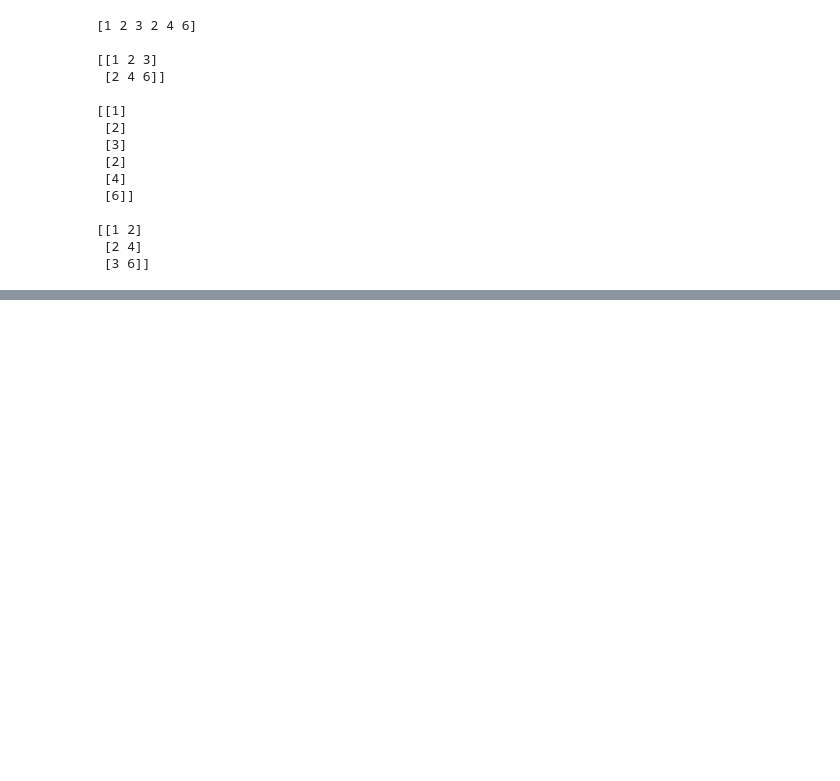
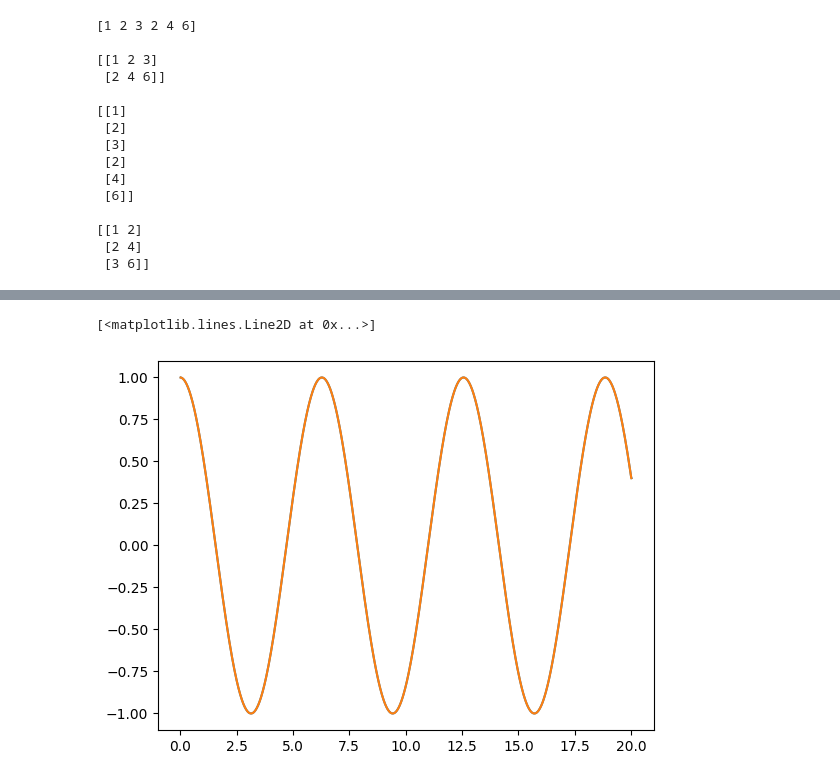
Before and after one commit to ftavella/pisces, a Jupyter notebook: nbs/01_data_sets.ipynb, the cells around one changed output, grey strips where cells are left out. Cells and saved outputs as stored; diff of their text form; code cells hidden in the pictures; blank space fills up the shorter version.

```diff
--- a/nbs/01_data_sets.ipynb
+++ b/nbs/01_data_sets.ipynb
@@ -489,3 +836,9 @@ assert data_set.get_feature_data("accelerometer", "1").shape == (1 + int((psg_ma
+# %%
+plt.plot(df_r['timestamp'], df_r['cos_y'], label='Resampled')
+plt.plot(df['timestamp'], df['cos_y'], label='Original')
+# %% [output]
+[<matplotlib.lines.Line2D at 0x...>]
+[figure, added]
 # %%
 #| hide
 import nbdev
```
Also changed, not shown: parts of 12 cells of this notebook, 4 other files.
